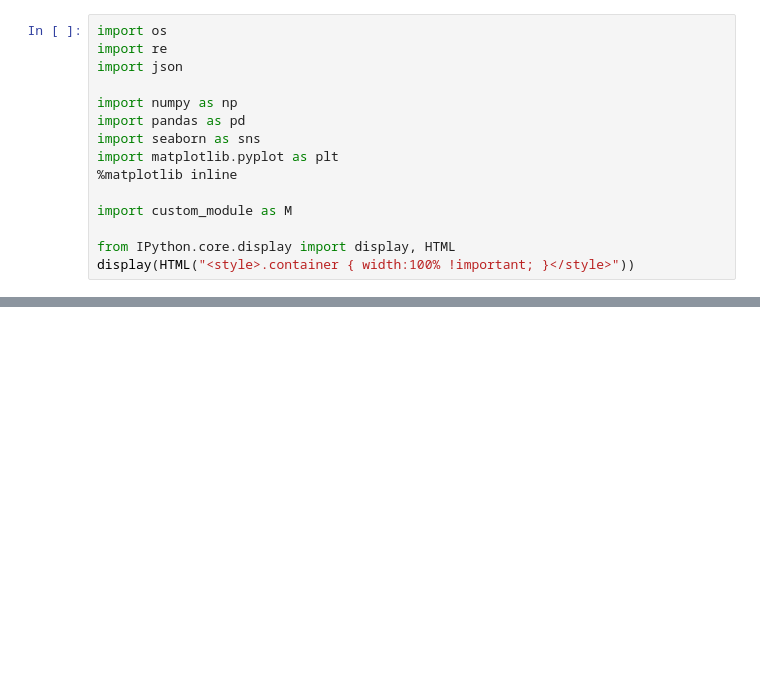
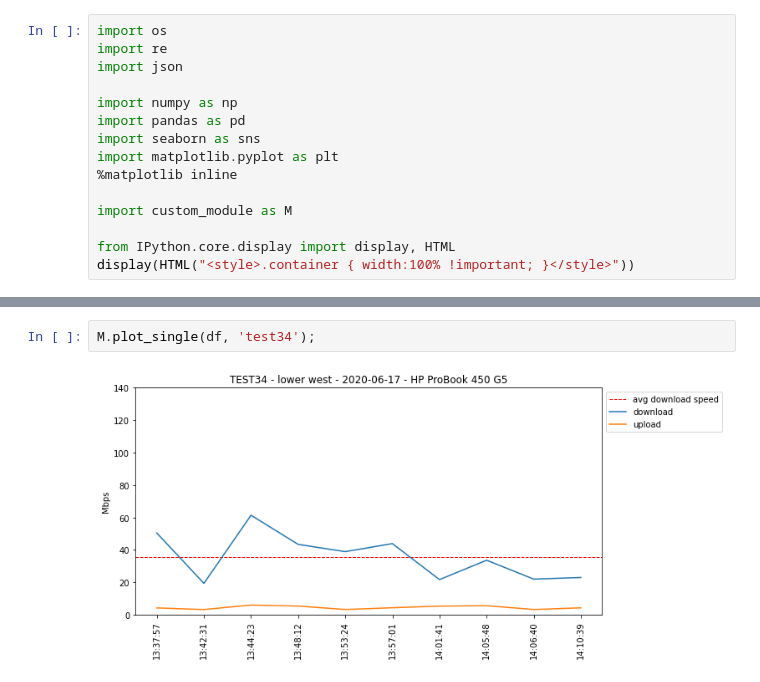
Before and after one commit to BigBangData/Speedtest, a Jupyter notebook: plot_speedtest.ipynb, the cells around one changed output, grey strips where cells are left out. Cells and saved outputs as stored; diff of their text form; blank space fills up the shorter version.

```diff
--- a/plot_speedtest.ipynb
+++ b/plot_speedtest.ipynb
@@ -35,0 +38,4 @@ M.plot_single(df, 'test30');
+# %%
+M.plot_single(df, 'test34');
+# %% [output]
+[figure, added]
```
Also changed, not shown: parts of 11 cells of this notebook.
